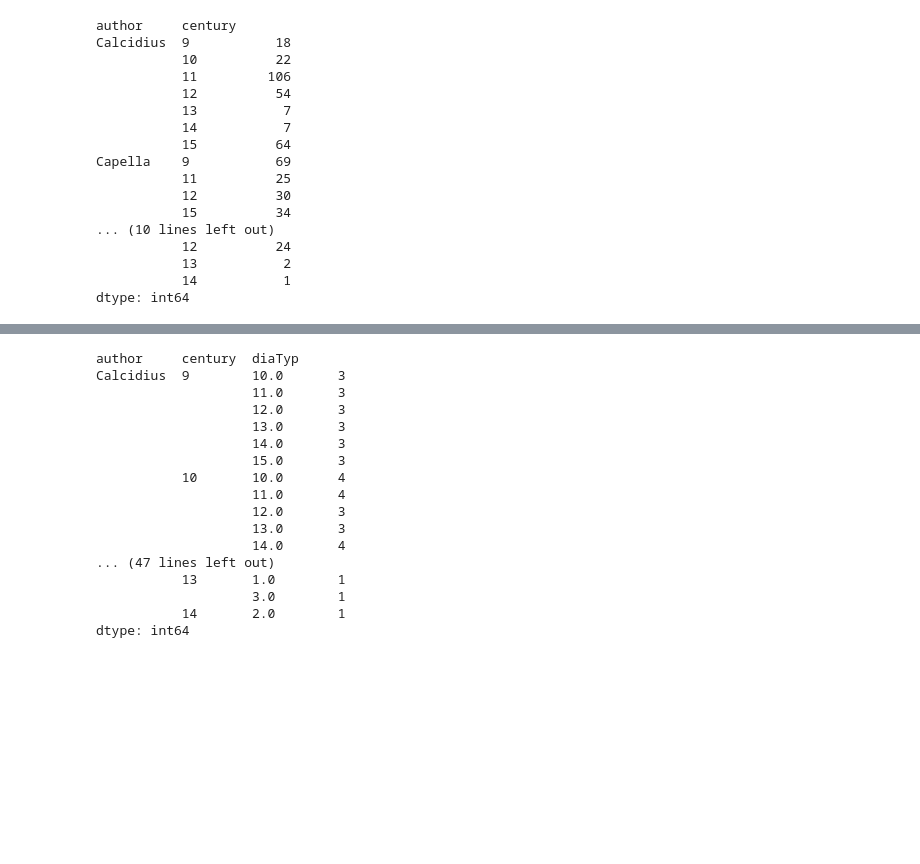
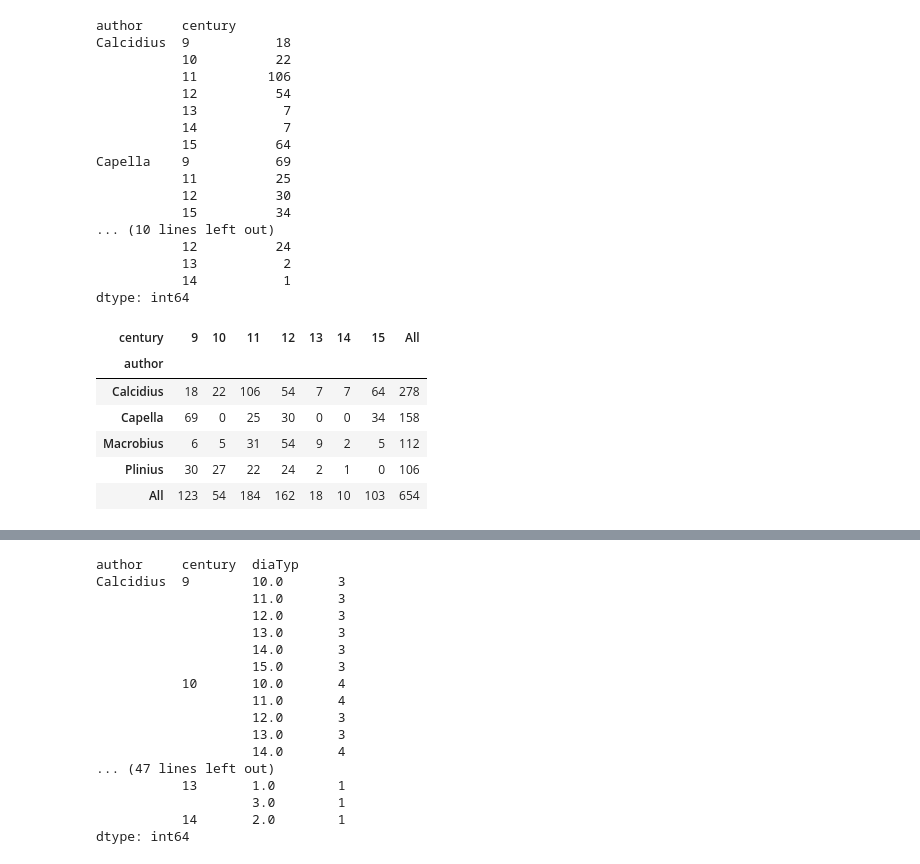
Before and after one commit to computational-humanities/topoi, a Jupyter notebook: projects/medievaldiagrams/Notebooks/MedDataframes.ipynb, the cells around one changed output, grey strips where cells are left out. Drawn from its saved outputs; the diff is of its cells as text; code cells hidden in the pictures; blank space fills up the shorter version.

```diff
--- a/projects/medievaldiagrams/Notebooks/MedDataframes.ipynb
+++ b/projects/medievaldiagrams/Notebooks/MedDataframes.ipynb
@@ -201,3 +187,13 @@ Capella    9           69
            13           2
            14           1
 dtype: int64
+# %%
+pd.crosstab([diagrams["author"]],diagrams["century"],margins=True)
+# %% [output]
+| century | 9 | 10 | 11 | 12 | 13 | 14 | 15 | All |
+| author |  |  |  |  |  |  |  |  |
+| Calcidius | 18 | 22 | 106 | 54 | 7 | 7 | 64 | 278 |
+| Capella | 69 | 0 | 25 | 30 | 0 | 0 | 34 | 158 |
+| Macrobius | 6 | 5 | 31 | 54 | 9 | 2 | 5 | 112 |
+| Plinius | 30 | 27 | 22 | 24 | 2 | 1 | 0 | 106 |
+| All | 123 | 54 | 184 | 162 | 18 | 10 | 103 | 654 |
```
Also changed, not shown: parts of 11 cells of this notebook, 2 other files.
